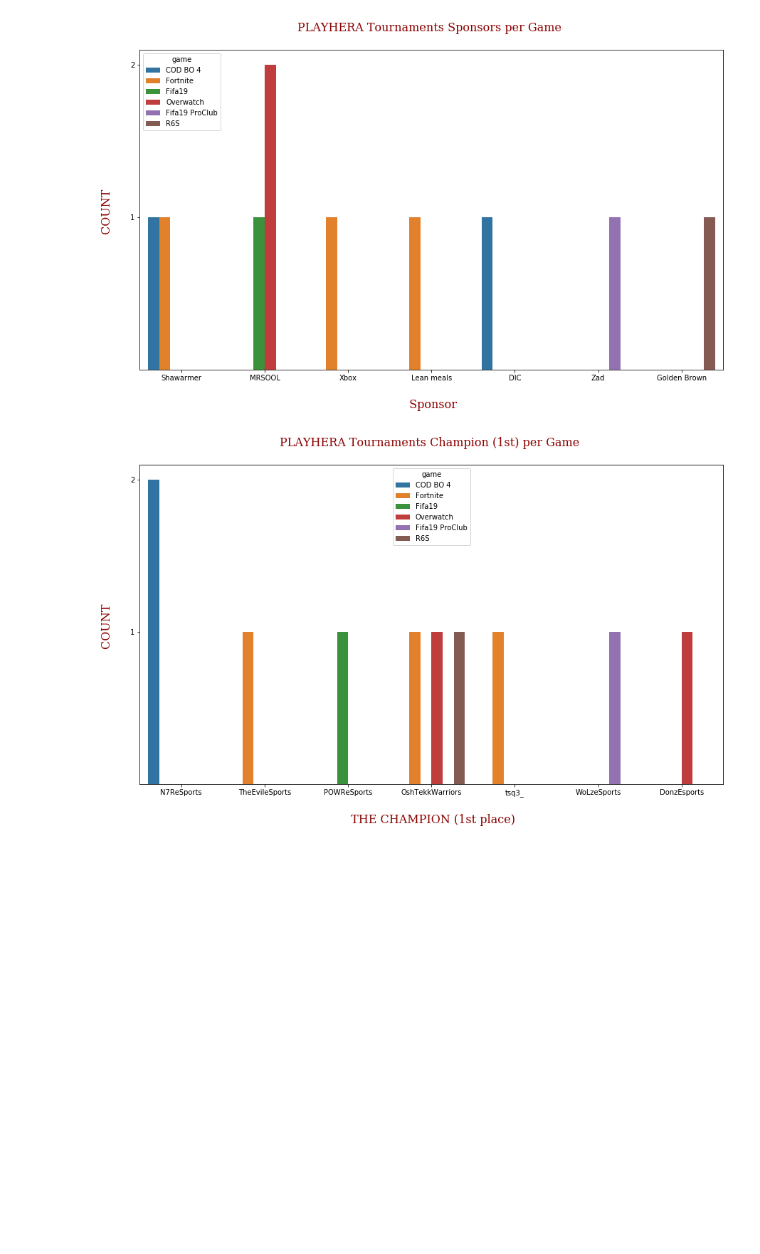
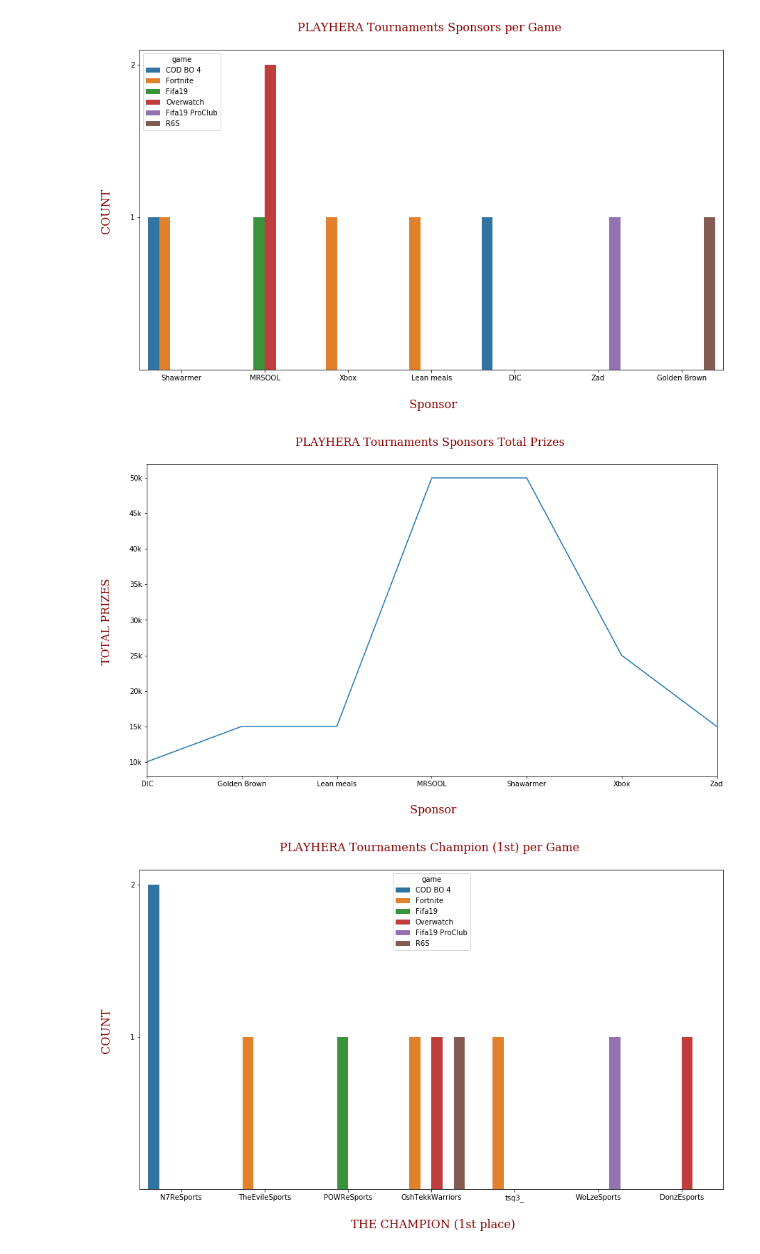
Before and after one commit to iRaied/eSports_Teams, a Jupyter notebook: HERA_1.ipynb, the cells around one changed output. Cells and saved outputs as stored; diff of their text form; code cells hidden in the pictures; blank space fills up the shorter version.

Commit message:
add total prize by sponsor

```diff
--- a/HERA_1.ipynb
+++ b/HERA_1.ipynb
@@ -47,6 +57,14 @@ sb.countplot(data = hera, x = 'game', color = color_palette, order = order_game)
 plt.yticks([0, 1, 2, 3], [0, 1, 2, 3]);
 # %% [output]
 [figure]
+# %%
+# To use font style , color , size in labels
+
+font = {'family': 'serif',
+        'color':  'darkred',
+        'weight': 'normal',
+        'size': 16,
+        }
 # %% [markdown]
 ## PLAYHERA SPONSORS
 **PLAYHERA** past 10 tournaments had 7 sponsors.
@@ -84,6 +102,16 @@ plt.xlabel('\n Sponsor', fontdict=font);
 plt.ylabel('COUNT \n', fontdict=font);
 # %% [output]
 [figure]
+# %%
+plt.figure(figsize=[14.70, 8.27]);
+hera.groupby(['sponsor']).prize_total.sum().plot();
+plt.title('PLAYHERA Tournaments Sponsors Total Prizes \n', fontdict=font);
+plt.xlabel('\n Sponsor', fontdict=font);
+plt.ylabel('TOTAL PRIZES \n', fontdict=font);
+plt.yticks([10000, 15000, 20000, 25000, 30000, 35000, 40000, 45000, 50000],
+           ['10k', '15k', '20k', '25k', '30k', '35k', '40k', '45k', '50k']);
+# %% [output]
+[figure, added]
 # %%
 # Plot Teams in the 1st place by game
 
```
Also changed, not shown: parts of 5 cells of this notebook.
